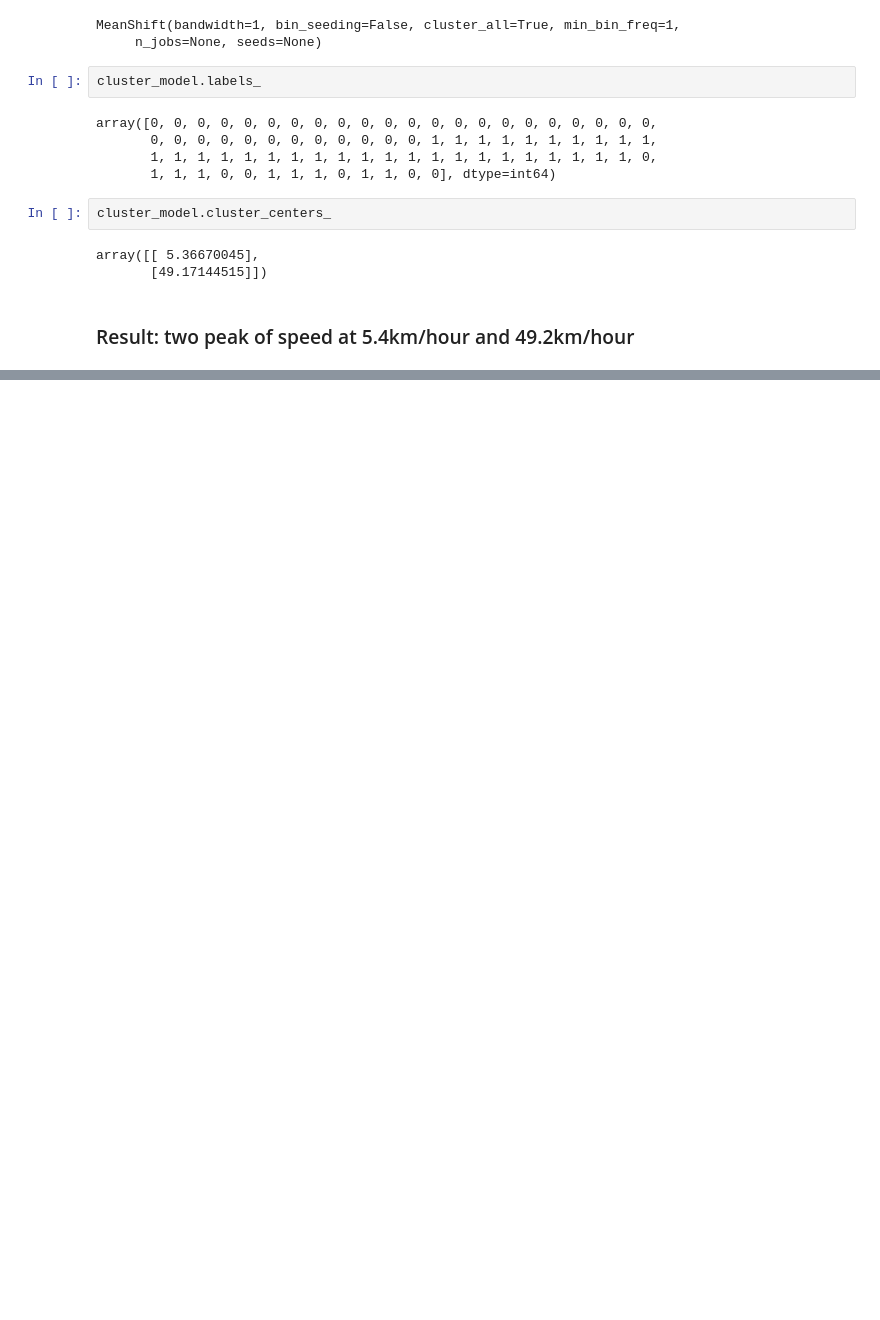
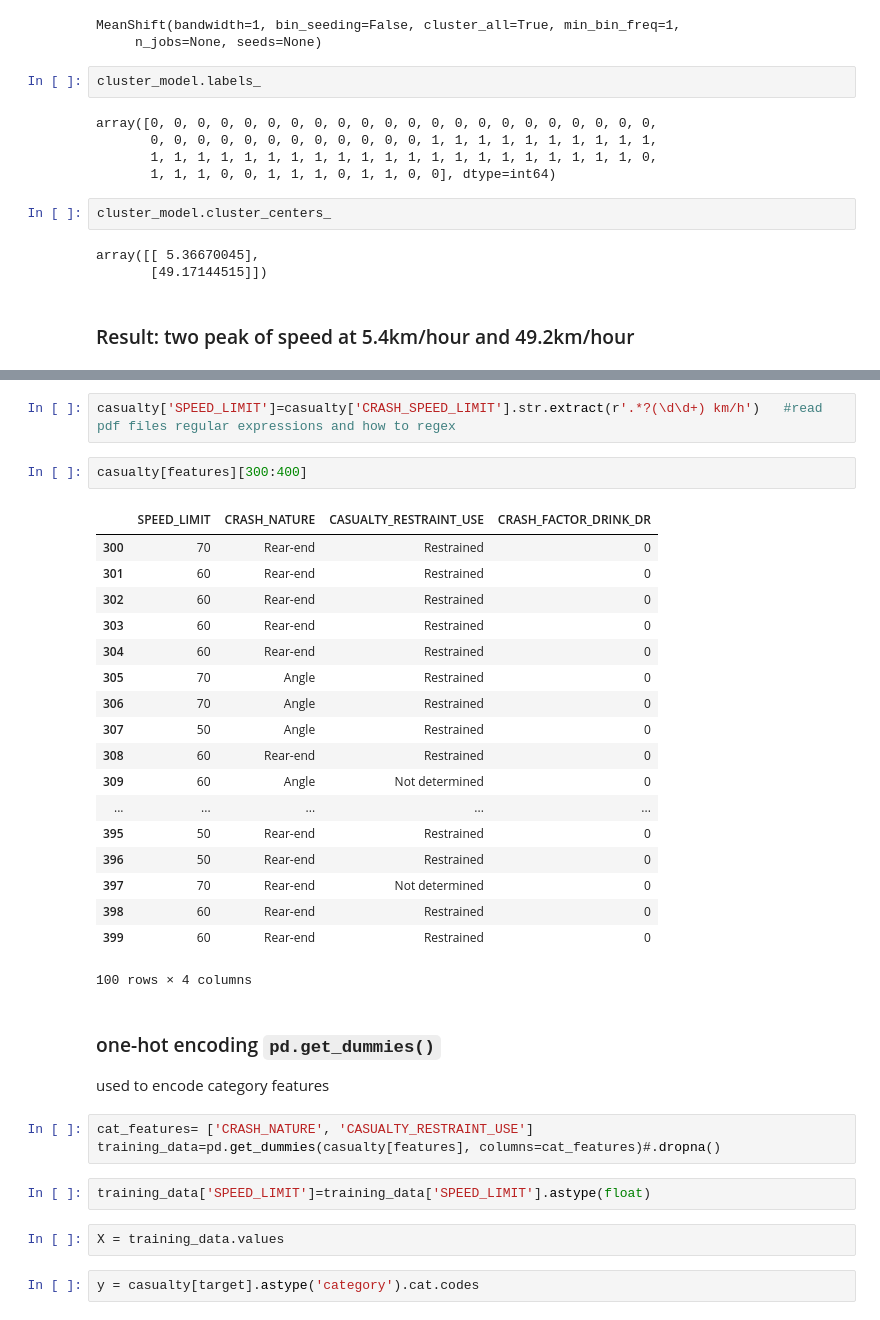
Before and after one commit to jaworra/Jupyter-Notebooks, a Jupyter notebook: MachineLearningDay.ipynb, the cells around one changed output, grey strips where cells are left out. Saved outputs shown, nothing was run; the diff lists cells and outputs as text; blank space fills up the shorter version.

```diff
--- a/MachineLearningDay.ipynb
+++ b/MachineLearningDay.ipynb
@@ -322,0 +511,35 @@ array([[ 5.36670045],
+# %%
+casualty['SPEED_LIMIT']=casualty['CRASH_SPEED_LIMIT'].str.extract(r'.*?(\d\d+) km/h')   #read pdf files regular expressions and how to regex
+# %%
+casualty[features][300:400]
+# %% [output]
+|  | SPEED_LIMIT | CRASH_NATURE | CASUALTY_RESTRAINT_USE | CRASH_FACTOR_DRINK_DR |
+| 300 | 70 | Rear-end | Restrained | 0 |
+| 301 | 60 | Rear-end | Restrained | 0 |
+| 302 | 60 | Rear-end | Restrained | 0 |
+| 303 | 60 | Rear-end | Restrained | 0 |
+| 304 | 60 | Rear-end | Restrained | 0 |
+| 305 | 70 | Angle | Restrained | 0 |
+| 306 | 70 | Angle | Restrained | 0 |
+| 307 | 50 | Angle | Restrained | 0 |
+| 308 | 60 | Rear-end | Restrained | 0 |
+| 309 | 60 | Angle | Not determined | 0 |
+| ... | ... | ... | ... | ... |
+| 395 | 50 | Rear-end | Restrained | 0 |
+| 396 | 50 | Rear-end | Restrained | 0 |
+| 397 | 70 | Rear-end | Not determined | 0 |
+| 398 | 60 | Rear-end | Restrained | 0 |
+| 399 | 60 | Rear-end | Restrained | 0 |
+100 rows × 4 columns
+# %% [markdown]
+### one-hot encoding `pd.get_dummies()`
+used to encode category features
+# %%
+cat_features= ['CRASH_NATURE', 'CASUALTY_RESTRAINT_USE']
+training_data=pd.get_dummies(casualty[features], columns=cat_features)#.dropna()
+# %%
+training_data['SPEED_LIMIT']=training_data['SPEED_LIMIT'].astype(float)
+# %%
+X = training_data.values
+# %%
+y = casualty[target].astype('category').cat.codes
```
Also changed, not shown: parts of 66 cells of this notebook.
